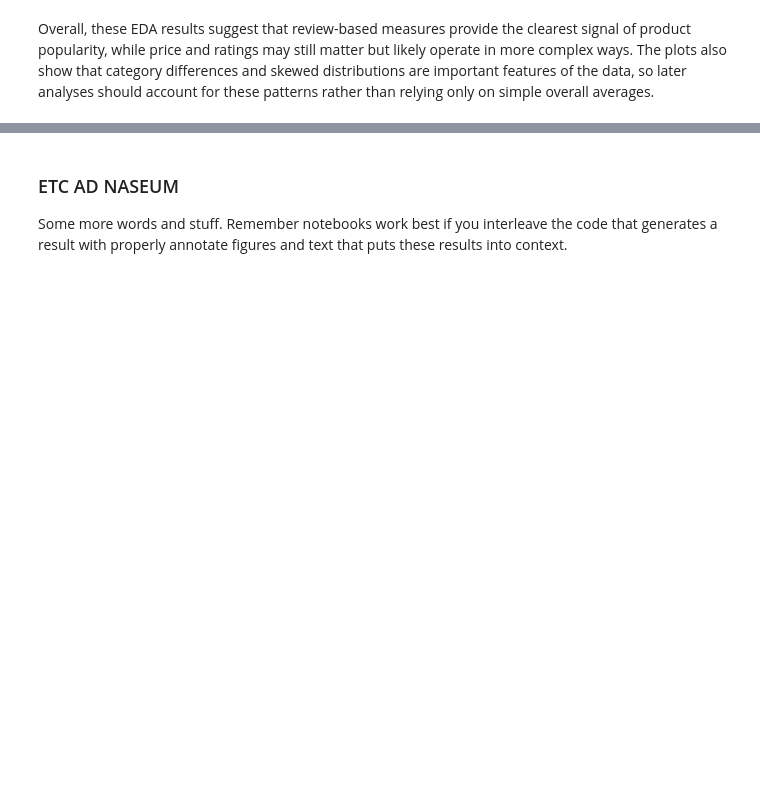
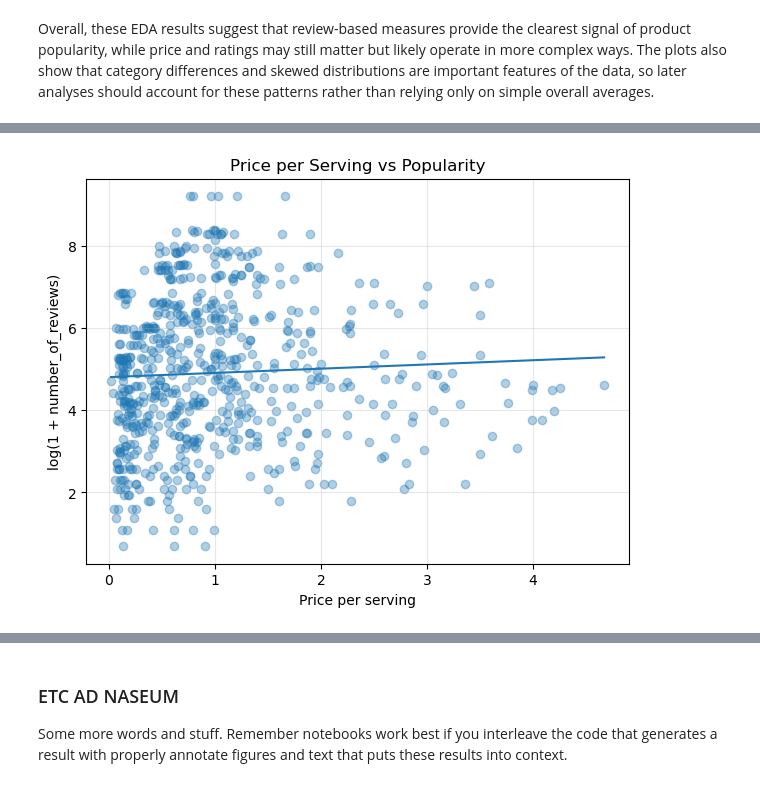
Before and after one commit to COGS108/Group129_WI26, a Jupyter notebook: 03-FinalProject.ipynb, the cells around one changed output, grey strips where cells are left out. Saved outputs shown, nothing was run; the diff lists cells and outputs as text; code cells hidden in the pictures; blank space fills up the shorter version.

```diff
--- a/03-FinalProject.ipynb
+++ b/03-FinalProject.ipynb
@@ -534,0 +589,21 @@ Overall, these EDA results suggest that review-based measures provide the cleare
+# %%
+tmp = eda.dropna(subset=["price_per_serving"]).copy()
+x = tmp["price_per_serving"].to_numpy()
+y = tmp["log_reviews"].to_numpy()
+
+plt.figure(figsize=(7,5))
+plt.scatter(x, y, alpha=0.35)
+plt.xlabel("Price per serving")
+plt.ylabel("log(1 + number_of_reviews)")
+plt.title("Price per Serving vs Popularity")
+plt.grid(True, alpha=0.3)
+
+mask = np.isfinite(x) & np.isfinite(y)
+if mask.sum() > 2:
+    m, b = np.polyfit(x[mask], y[mask], 1)
+    xs = np.linspace(x[mask].min(), x[mask].max(), 200)
+    plt.plot(xs, m*xs + b)
+
+plt.show()
+# %% [output]
+[figure, added]
```
Also changed, not shown: parts of 11 cells of this notebook.
